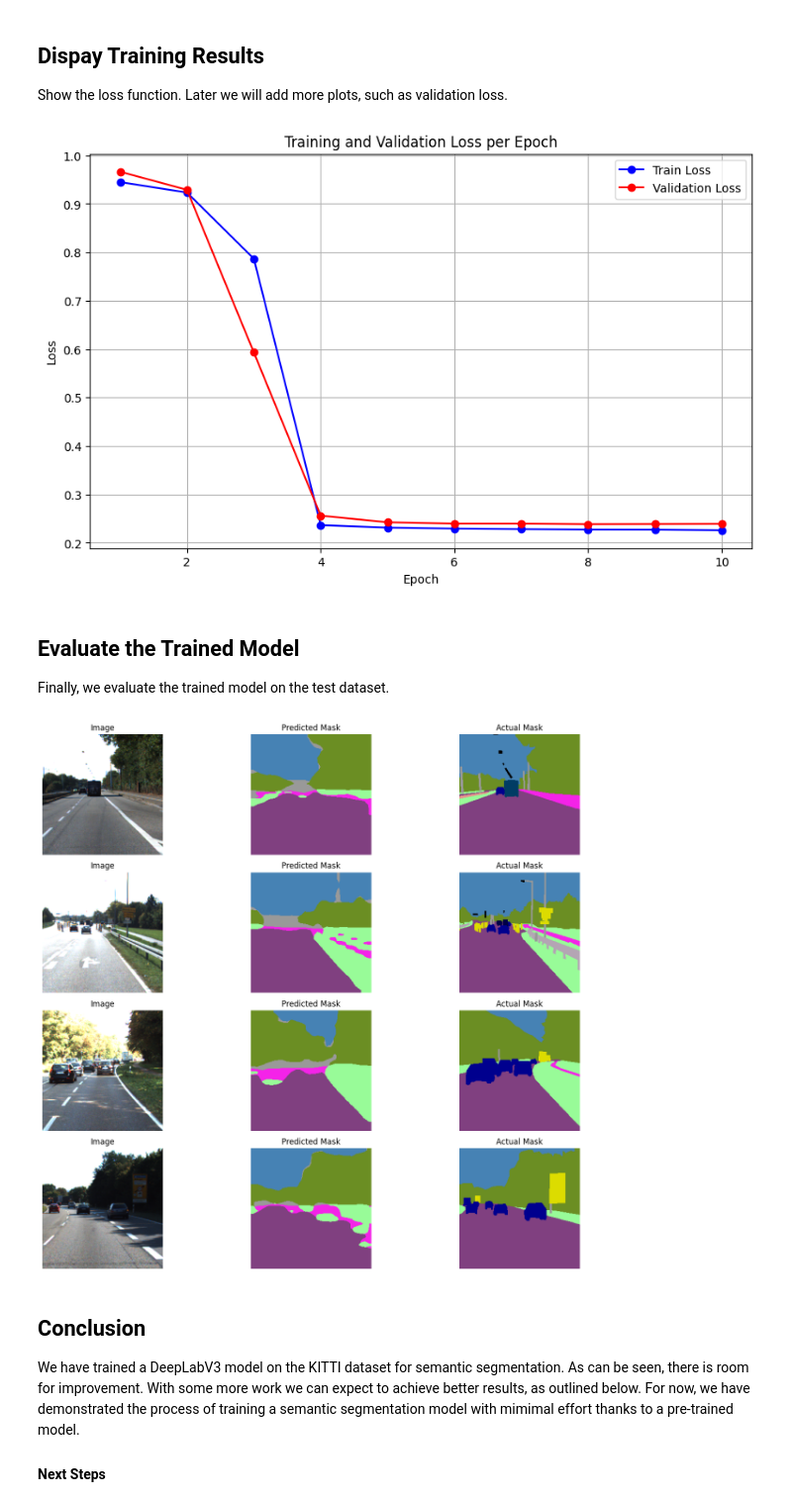
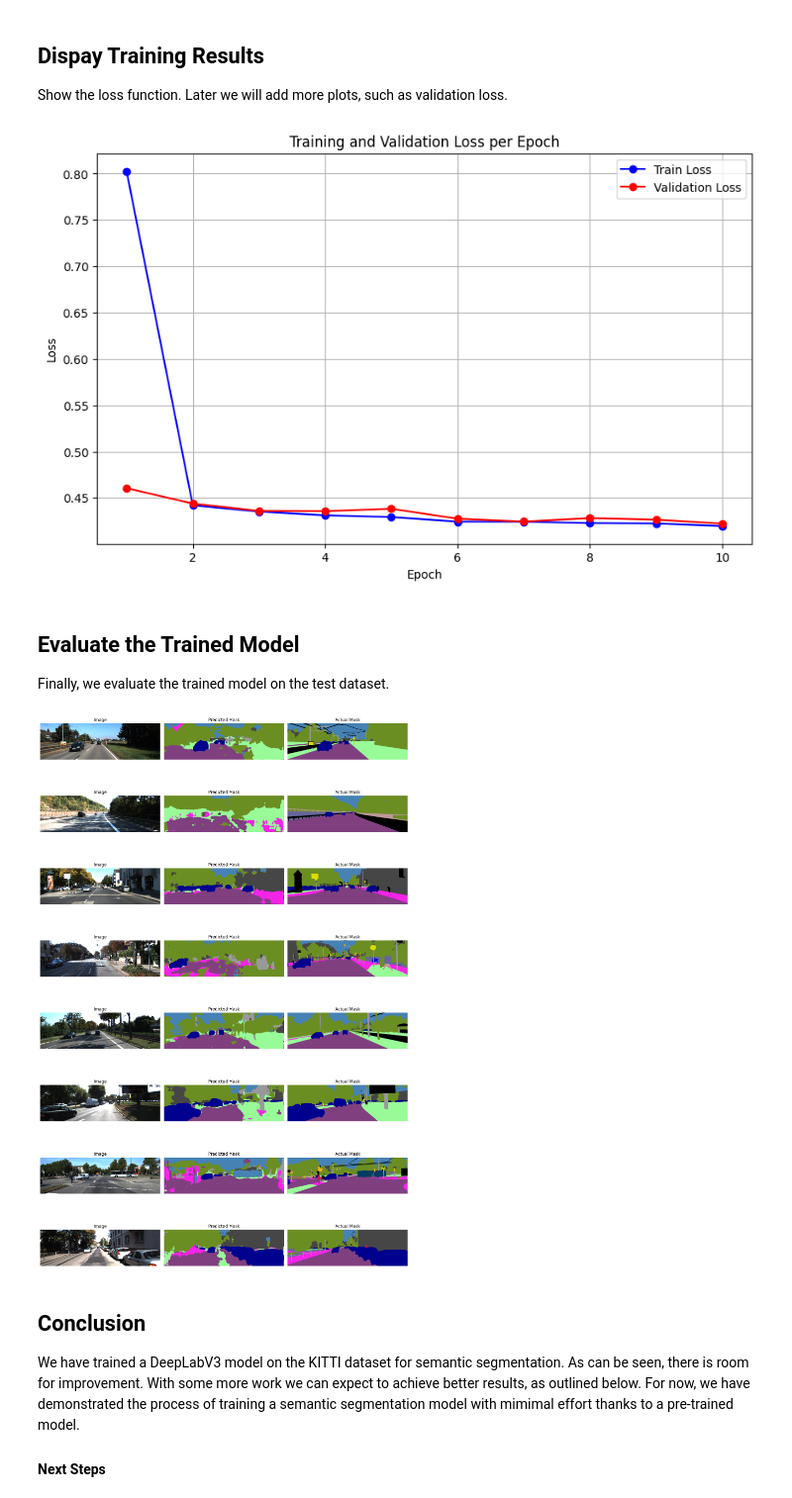
Before and after one commit to chasekunz/semantic-segmentation, a Jupyter notebook: notebooks/semantic-segmentation.ipynb, the cells around one changed output. Shown at 99% size. Drawn from its saved outputs; the diff is of its cells as text; code cells hidden in the pictures.

```diff
--- a/notebooks/semantic-segmentation.ipynb
+++ b/notebooks/semantic-segmentation.ipynb
@@ -118,12 +121,12 @@ batch = next(iter(train_loader))
 images, masks = batch
 
 # Visualizing the images and corresponding masks
-fig, ax = plt.subplots(nrows=4, ncols=2, figsize=(10, 20))
-for i in range(4):
+fig, ax = plt.subplots(nrows=len(images), ncols=2, figsize=(10, 2 * len(images)))
+for i in range(len(images)):
     # Unnormalize and convert to PIL image for display
     unnormalized_img = unnormalize(images[i], mean=norm_mean, std=norm_std)
     ax[i, 0].imshow(unnormalized_img)
-    ax[i, 1].imshow(apply_color_map(masks[i].squeeze(), id_to_color=id_to_color))  # Assuming mask is already a 2D tensor
+    ax[i, 1].imshow(apply_color_map(masks[i].squeeze(), train_id_to_color))  # Use the updated train_id_to_color dictionary
     ax[i, 0].set_title("Image")
     ax[i, 1].set_title("Mask")
     ax[i, 0].axis("off")
@@ -139,7 +224,7 @@ Initialize our semenantic segmentation model based on the DeepLabV3 architecture
 Check for GPU availability and move the model to the GPU if available.
 # %%
 # Initialize the model
-num_classes = 35  # Change based on your dataset
+num_classes = 19  # Change based on your dataset
 device = torch.device("cuda:0" if torch.cuda.is_available() else "cpu")
 model = get_deeplabv3_pretrained(num_classes).to(device)
 print("Using device: {}".format(device))
@@ -184,10 +275,29 @@ Next, we setup training parameters and train the model.
 # %%
 # Initialize IoU Loss
 criterion = IoULoss(num_classes=num_classes)
+# criterion = torch.nn.CrossEntropyLoss()
 
-# Define the loss function and optimizer
-# criterion = torch.nn.CrossEntropyLoss()
-optimizer = optim.Adam(model.parameters(), lr=0.005)
+# Freeze the backbone layers of the model
+import torch.optim as optim
+
+# Load the pre-trained model
+model = get_deeplabv3_pretrained(num_classes)
+
+# Move the model to the specified device (GPU or CPU)
+model = model.to(device)
+
+# Freeze all layers in the model
+for param in model.parameters():
+    param.requires_grad = False
+
+
+# Unfreeze the final layer
+# Assuming you have modified the final layer as in your get_deeplabv3_pretrained function
+for param in model.classifier[4].parameters():
+    param.requires_grad = True
+
+# Now, create the optimizer to optimize only the final layer's parameters
+optimizer = optim.Adam(model.classifier[4].parameters(), lr=0.05)
 
 # Training loop
 num_epochs = 10  # Change based on your dataset
@@ -216,8 +326,8 @@ Show the loss function. Later we will add more plots, such as validation loss.
 # %%
 # Plotting the training loss
 plt.figure(figsize=(10, 6))
-plt.plot(range(1, num_epochs + 1), train_losses, marker='o', linestyle='-', color='b', label='Train Loss')
-plt.plot(range(1, num_epochs + 1), validate_losses, marker='o', linestyle='-', color='r', label='Validation Loss')
+plt.plot(range(1, len(train_losses) + 1), train_losses, marker='o', linestyle='-', color='b', label='Train Loss')
+plt.plot(range(1, len(validate_losses) + 1), validate_losses, marker='o', linestyle='-', color='r', label='Validation Loss')
 plt.title("Training and Validation Loss per Epoch")
 plt.xlabel("Epoch")
 plt.ylabel("Loss")
@@ -225,7 +335,7 @@ plt.grid(True)
 plt.legend()
 plt.show()
 # %% [output]
-[figure, old version]
+[figure, new version]
 # %% [markdown]
 ## Evaluate the Trained Model
 Finally, we evaluate the trained model on the test dataset.
@@ -233,43 +343,41 @@ Finally, we evaluate the trained model on the test dataset.
 import collections
 
 # Function to display images and corresponding masks
-def display_images_masks(images, predicted_masks, actual_masks, mean, std):
+def display_images_masks(images, predicted_masks, actual_masks, mean, std, train_id_to_color):
     fig, ax = plt.subplots(nrows=len(images), ncols=3, figsize=(15, 3 * len(images)))
     for i in range(len(images)):
         img = unnormalize(images[i], mean, std)
         ax[i, 0].imshow(img)
-        # ax[i, 1].imshow(predicted_masks[i].squeeze(), cmap='gray')
-        ax[i ,1].imshow(apply_color_map(predicted_masks[i].squeeze(), id_to_color=id_to_color))
-        # ax[i, 2].imshow(actual_masks[i].squeeze(), cmap='gray')
-        ax[i ,2].imshow(apply_color_map(actual_masks[i].squeeze(), id_to_color=id_to_color))
+        ax[i, 1].imshow(apply_color_map(predicted_masks[i].squeeze(), train_id_to_color))
+        ax[i, 2].imshow(apply_color_map(actual_masks[i].squeeze(), train_id_to_color))
         ax[i, 0].set_title("Image")
         ax[i, 1].set_title("Predicted Mask")
         ax[i, 2].set_title("Actual Mask")
         ax[i, 0].axis("off")
         ax[i, 1].axis("off")
         ax[i, 2].axis("off")
     plt.tight_layout()
     plt.show()
 
 # Model inference and display
 model.eval()
 with torch.no_grad():
     batch = next(iter(train_loader))
     images, masks = batch
 
     images, masks = images.to(device), masks.to(device)
 
     # Forward pass through the model
     outputs = model(images)
 
     # Extract the relevant output tensor from the OrderedDict
     if isinstance(outputs, collections.OrderedDict):
         outputs = outputs['out']
 
     predicted_masks = torch.argmax(outputs, dim=1)
-    display_images_masks(images.cpu(), predicted_masks.cpu(), masks.cpu(), norm_mean, norm_std)
+    display_images_masks(images.cpu(), predicted_masks.cpu(), masks.cpu(), norm_mean, norm_std, train_id_to_color)
 # %% [output]
-[figure, old version]
+[figure, new version]
 # %% [markdown]
 ## Conclusion
 We have trained a DeepLabV3 model on the KITTI dataset for semantic segmentation. As can be seen, there is room for improvement. With some more work we can expect to achieve better results, as outlined below. For now, we have demonstrated the process of training a semantic segmentation model with mimimal effort thanks to a pre-trained model.
```
Also changed, not shown: parts of 9 cells of this notebook, 2 other files.
